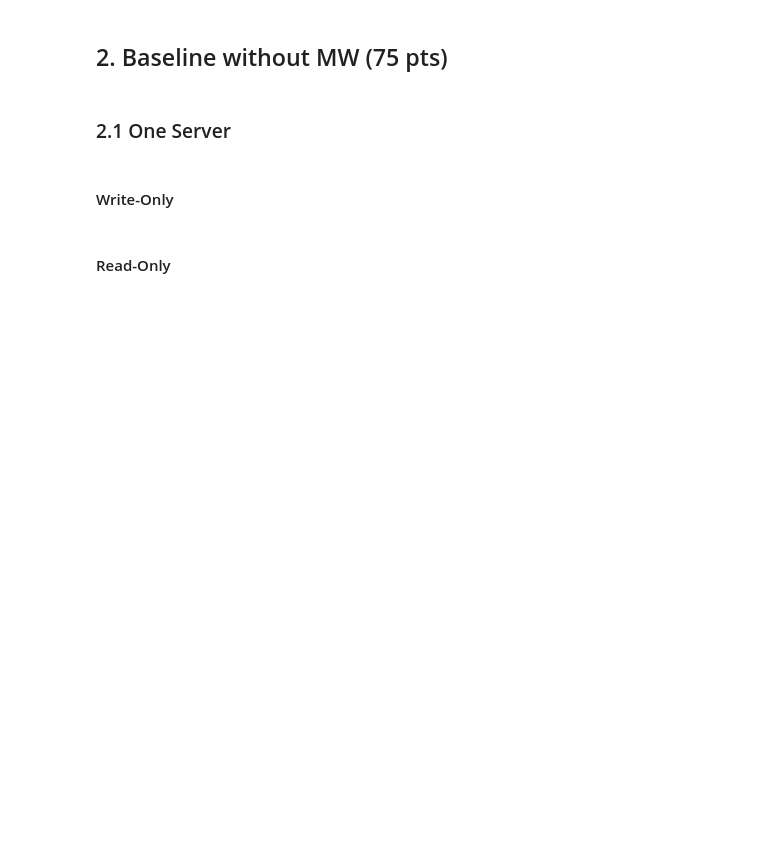
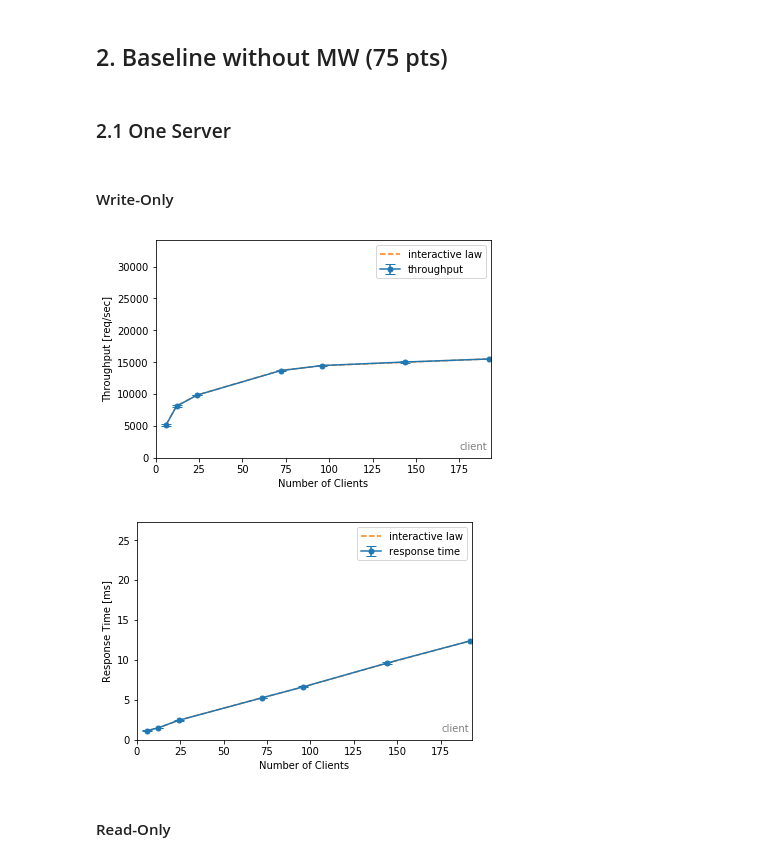
Before and after one commit to nicolas-kuechler/eth-asl-middleware-benchmark-2018, a Jupyter notebook: python/analysis/ASL - Report Notebook.ipynb, the cells around one changed output. Saved outputs shown, nothing was run; the diff lists cells and outputs as text; code cells hidden in the pictures; blank space fills up the shorter version.

```diff
--- a/python/analysis/ASL - Report Notebook.ipynb
+++ b/python/analysis/ASL - Report Notebook.ipynb
@@ -11,3 +5,20 @@ suite='base_reporting_test'
+# %%
+%load_ext autoreload
+%autoreload 2
+
+%aimport queries.query_mw, queries.query_client, queries.query_rthist_mw, queries.query_rthist_client, plots
+
+
+suite={
+    "exp21":"base_run",
+    "exp22":"base_run",
+    "exp31":"base_run",
+    "exp32":"base_run",
+    "exp41":"base_run_part2",
+    "exp51":"base_run_part6",
+    "exp52":"base_run_part6",
+    "exp60":"base_run_part3"
+}
 # %% [markdown]
 #### TODO:
 - find solution for horizontal aligning
@@ -19,14 +28,17 @@ suite='base_reporting_test'
 ### 2.1 One Server
 # %%
 exp_name="exp21"
-pd = query.load_pd(suite=suite, exp=exp_name)
+df_exp21 = queries.query_client.load_df(suite=suite[exp_name], exp=exp_name)
 # %% [markdown]
 #### Write-Only
 # %%
-pd_wo = pd[pd['workload']=='write-only']
+df_exp21_wo = df_exp21[df_exp21['workload']=='write-only']
 
-generate(t1_plot, pd_wo, f"{exp_name}_wo_t1") # throughput vs num_clients plot
-generate(rt1_plot, pd_wo, f"{exp_name}_wo_rt1") # response time vs num_clients plot
+plots.generate(plots.t1, df_exp21_wo, suite[exp_name], f"{exp_name}_wo_t1") # throughput vs num_clients plot
+plots.generate(plots.rt1, df_exp21_wo, suite[exp_name], f"{exp_name}_wo_rt1") # response time vs num_clients plot
+# %% [output]
+[figure, added]
+[figure, added]
 # %% [markdown]
 #### Read-Only
 # %%
```
Also changed, not shown: parts of 27 cells of this notebook, 11 other files.
